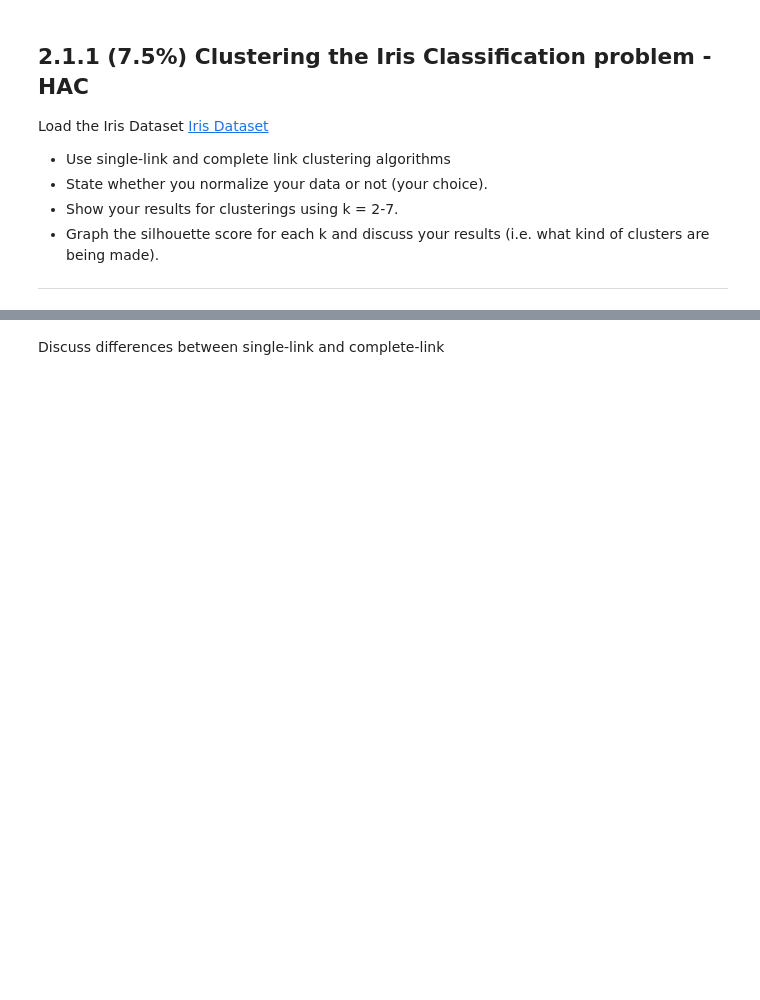
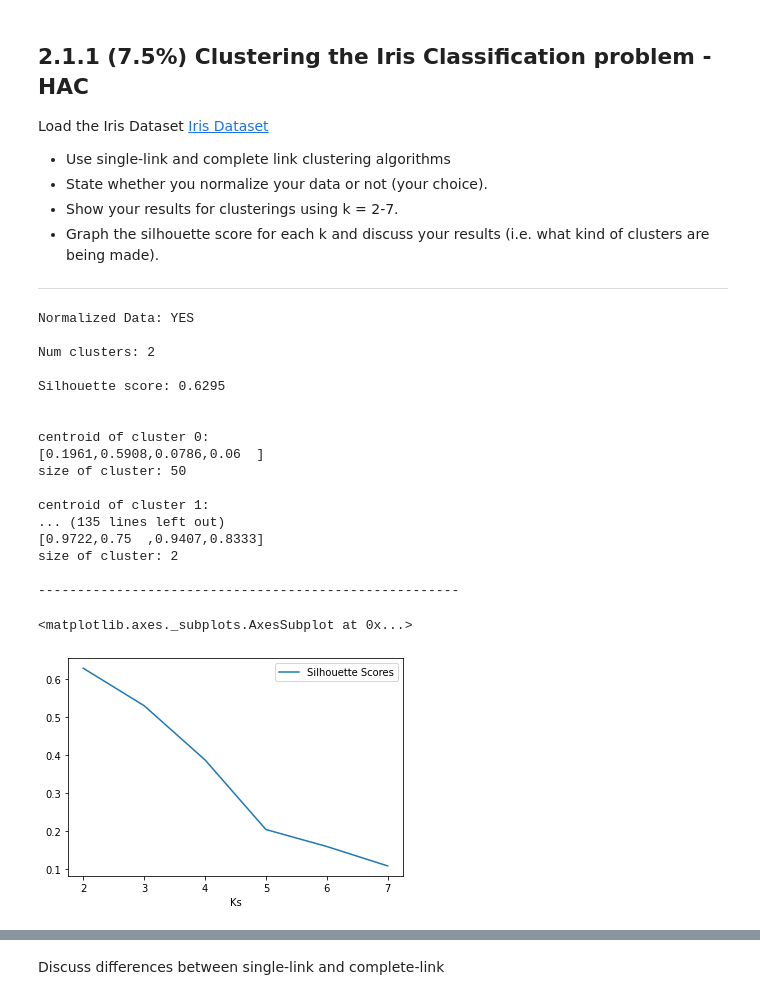
Before and after one commit to tjtyler/MachLearn_HAC_Kmeans, a Jupyter notebook: lab_5_Clustering.ipynb, the cells around one changed output, grey strips where cells are left out. Cells and saved outputs as stored; diff of their text form; code cells hidden in the pictures; blank space fills up the shorter version.

```diff
--- a/lab_5_Clustering.ipynb
+++ b/lab_5_Clustering.ipynb
@@ -85,6 +68,7 @@ class HACClustering(BaseEstimator,ClusterMixin):
         self.link_type = link_type
         self.k = k
         self.dist_type = dist_type
+        self.silhouette_score = None
 
     def fit(self, X, y=None):
       """ Fit the data; In this lab this will make the K clusters :D
@@ -124,6 +108,7 @@ class HACClustering(BaseEstimator,ClusterMixin):
 
         self.clus_labels[min_B_ind] = min_A_label
 
+      self.silhouette_score = silhouette_score(X, self.clus_labels)
       return self
 
     def init_clusters(self,X):
@@ -142,7 +127,7 @@ class HACClustering(BaseEstimator,ClusterMixin):
                 print("{:d}\n".format(size of cluster))
         """
         print("Num clusters: {:d}\n".format(self.k))
-        print("Silhouette score: {:.4f}\n\n".format(silhouette_score(X, self.clus_labels)))
+        print("Silhouette score: {:.4f}\n\n".format(self.silhouette_score))
         i = 0
         for unique_val in np.unique(self.clus_labels):
           clus_i_indices = np.where(self.clus_labels==unique_val)[0]
@@ -541,0 +558,53 @@ Load the Iris Dataset [Iris Dataset](https://byu.instructure.com/courses/14142/f
+# %%
+# Iris Classification using single-link
+from scipy.io.arff import loadarff
+import pandas as pd
+from sklearn.preprocessing import MinMaxScaler
+from sklearn.preprocessing import LabelEncoder
+# Load evaluation data
+raw_data = loadarff('/content/drive/MyDrive/School/CS_472_MachLearning/labs/lab5_clustering/data/iris.arff')
+df_data = pd.DataFrame(raw_data[0])
+
+np_arr = df_data.to_numpy()
+
+X = np_arr[:,:-1].astype(float)
+X = MinMaxScaler().fit_transform(X)
+
+silhouette_scores = []
+ks = []
+print('Normalized Data: YES\n')
+for i in range(2,8):
+  hac = HACClustering(k=i,link_type='single',dist_type='euclidean')
+  # Train on evaluation data using single link
+  hac.fit(X)
+  # Print clusters
+  hac.print_clusters(X)
+  silhouette_scores.append(hac.silhouette_score)
+  ks.append(i)
+  print('------------------------------------------------------\n')
+
+dictionary = {'Ks': ks, "Silhouette Scores": silhouette_scores}
+df = pd.DataFrame(dictionary)
+
+# Graph classification accuracy over k
+df.plot(x ='Ks', y='Silhouette Scores', kind = 'line')
+# %% [output]
+Normalized Data: YES
+
+Num clusters: 2
+
+Silhouette score: 0.6295
+
+
+centroid of cluster 0:
+[0.1961,0.5908,0.0786,0.06  ]
+size of cluster: 50
+
+centroid of cluster 1:
+... (135 lines left out)
+[0.9722,0.75  ,0.9407,0.8333]
+size of cluster: 2
+
+------------------------------------------------------
+<matplotlib.axes._subplots.AxesSubplot at 0x...>
+[figure, added]
```
Also changed, not shown: parts of 30 cells of this notebook.
